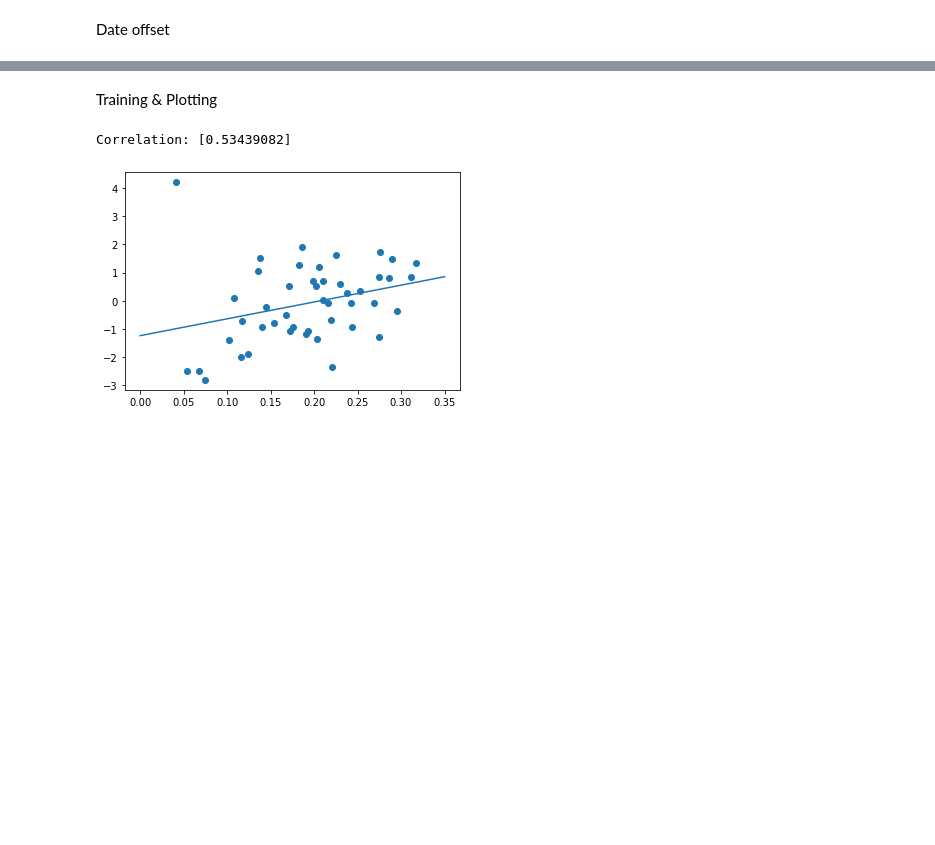
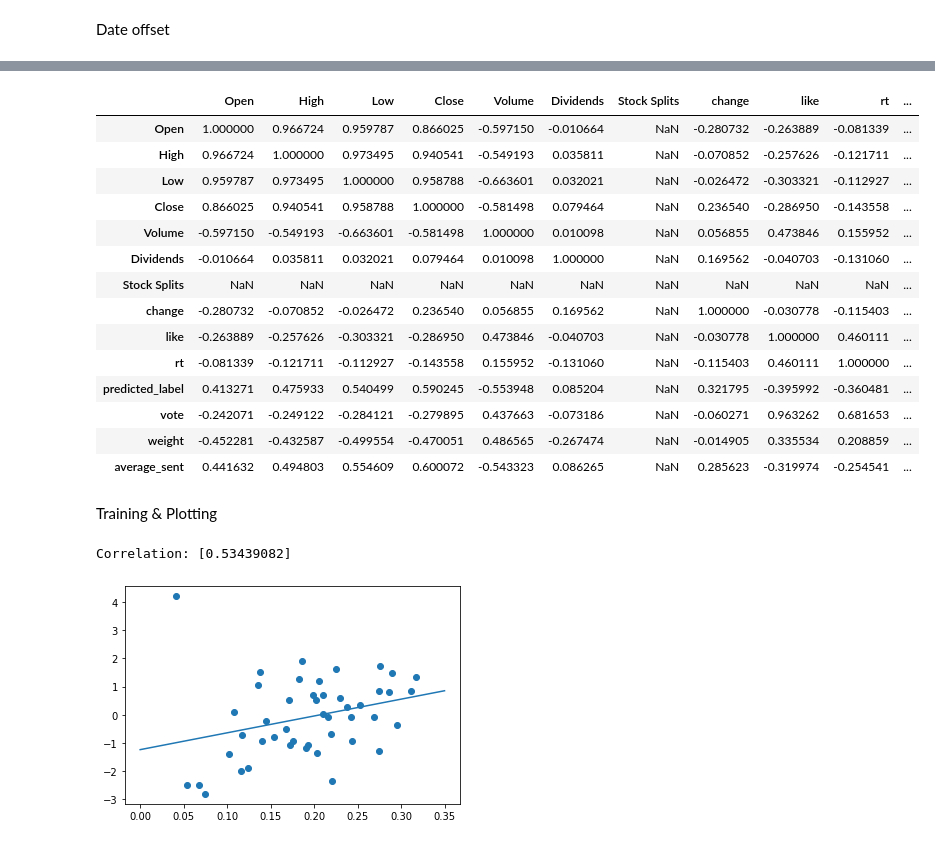
Before and after one commit to serveer/SP500-Tweet-Sentiment, a Jupyter notebook: Market_Predict.ipynb, the cells around one changed output, grey strips where cells are left out. Drawn from its saved outputs; the diff is of its cells as text; code cells hidden in the pictures; blank space fills up the shorter version.

```diff
--- a/Market_Predict.ipynb
+++ b/Market_Predict.ipynb
@@ -52,3 +79,21 @@ merged
+# %%
+merged.corr()
+# %% [output]
+|  | Open | High | Low | Close | Volume | Dividends | Stock Splits | change | like | rt | ... |
+| Open | 1.000000 | 0.966724 | 0.959787 | 0.866025 | -0.597150 | -0.010664 | NaN | -0.280732 | -0.263889 | -0.081339 | ... |
+| High | 0.966724 | 1.000000 | 0.973495 | 0.940541 | -0.549193 | 0.035811 | NaN | -0.070852 | -0.257626 | -0.121711 | ... |
+| Low | 0.959787 | 0.973495 | 1.000000 | 0.958788 | -0.663601 | 0.032021 | NaN | -0.026472 | -0.303321 | -0.112927 | ... |
+| Close | 0.866025 | 0.940541 | 0.958788 | 1.000000 | -0.581498 | 0.079464 | NaN | 0.236540 | -0.286950 | -0.143558 | ... |
+| Volume | -0.597150 | -0.549193 | -0.663601 | -0.581498 | 1.000000 | 0.010098 | NaN | 0.056855 | 0.473846 | 0.155952 | ... |
+| Dividends | -0.010664 | 0.035811 | 0.032021 | 0.079464 | 0.010098 | 1.000000 | NaN | 0.169562 | -0.040703 | -0.131060 | ... |
+| Stock Splits | NaN | NaN | NaN | NaN | NaN | NaN | NaN | NaN | NaN | NaN | ... |
+| change | -0.280732 | -0.070852 | -0.026472 | 0.236540 | 0.056855 | 0.169562 | NaN | 1.000000 | -0.030778 | -0.115403 | ... |
+| like | -0.263889 | -0.257626 | -0.303321 | -0.286950 | 0.473846 | -0.040703 | NaN | -0.030778 | 1.000000 | 0.460111 | ... |
+| rt | -0.081339 | -0.121711 | -0.112927 | -0.143558 | 0.155952 | -0.131060 | NaN | -0.115403 | 0.460111 | 1.000000 | ... |
+| predicted_label | 0.413271 | 0.475933 | 0.540499 | 0.590245 | -0.553948 | 0.085204 | NaN | 0.321795 | -0.395992 | -0.360481 | ... |
+| vote | -0.242071 | -0.249122 | -0.284121 | -0.279895 | 0.437663 | -0.073186 | NaN | -0.060271 | 0.963262 | 0.681653 | ... |
+| weight | -0.452281 | -0.432587 | -0.499554 | -0.470051 | 0.486565 | -0.267474 | NaN | -0.014905 | 0.335534 | 0.208859 | ... |
+| average_sent | 0.441632 | 0.494803 | 0.554609 | 0.600072 | -0.543323 | 0.086265 | NaN | 0.285623 | -0.319974 | -0.254541 | ... |
 # %% [markdown]
 Training & Plotting
 # %%
```
Also changed, not shown: parts of 25 cells of this notebook.
